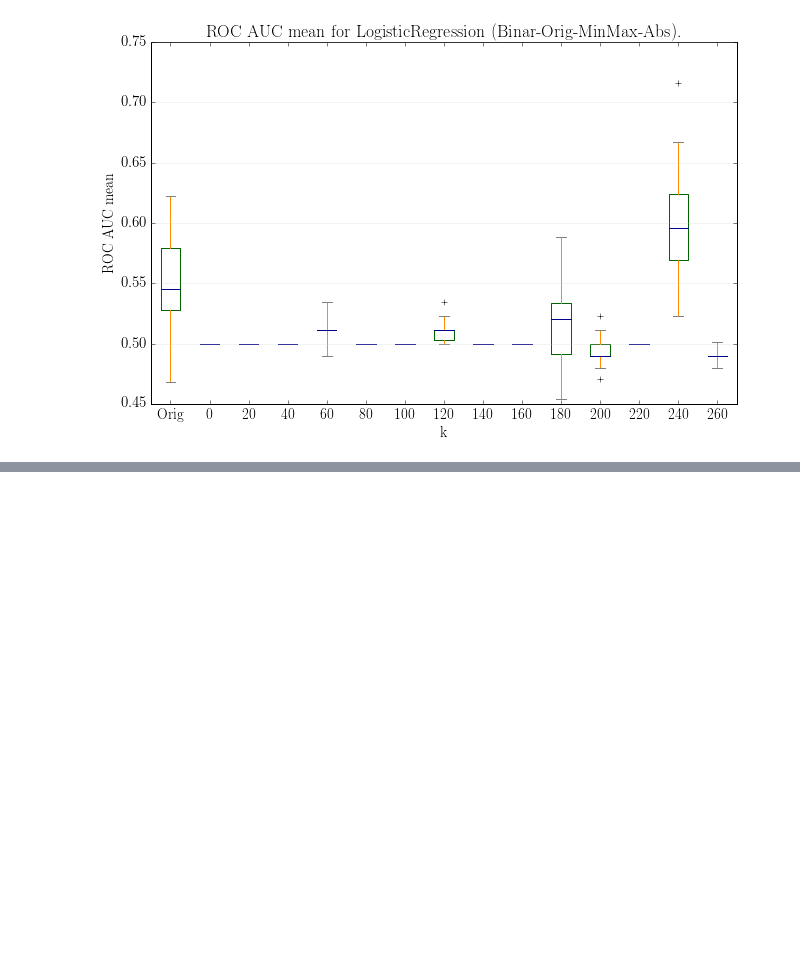
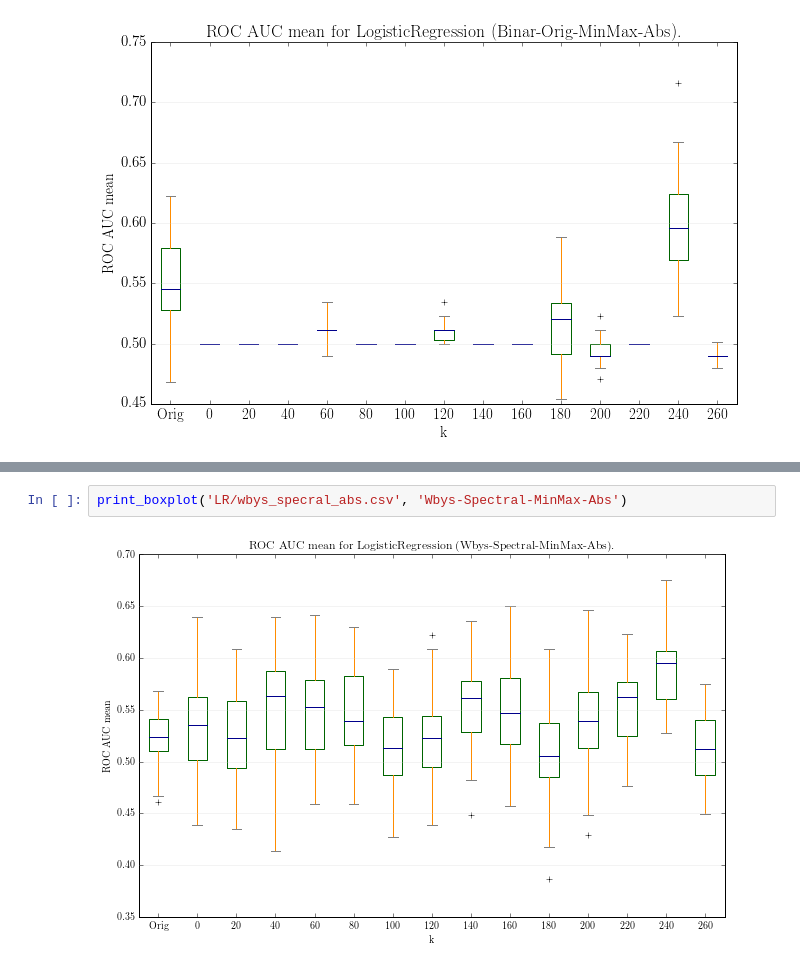
Before and after one commit to Tismoney/PRNI2016, a Jupyter notebook: KernelAlgoritm/LR_new.ipynb, the cells around one changed output, grey strips where cells are left out. Drawn from its saved outputs; the diff is of its cells as text; blank space fills up the shorter version.

```diff
--- a/KernelAlgoritm/LR_new.ipynb
+++ b/KernelAlgoritm/LR_new.ipynb
@@ -298,0 +764,4 @@ print_boxplot('LR/binar_eig_abs.csv', 'Binar-Orig-MinMax-Abs')
+# %%
+print_boxplot('LR/wbys_specral_abs.csv', 'Wbys-Spectral-MinMax-Abs')
+# %% [output]
+[figure, added]
```
Also changed, not shown: parts of 18 cells of this notebook, 1 other file.
